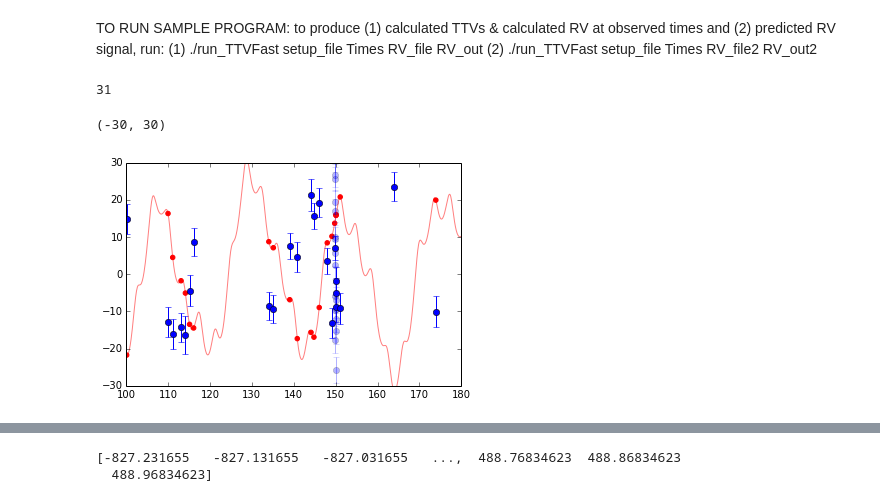
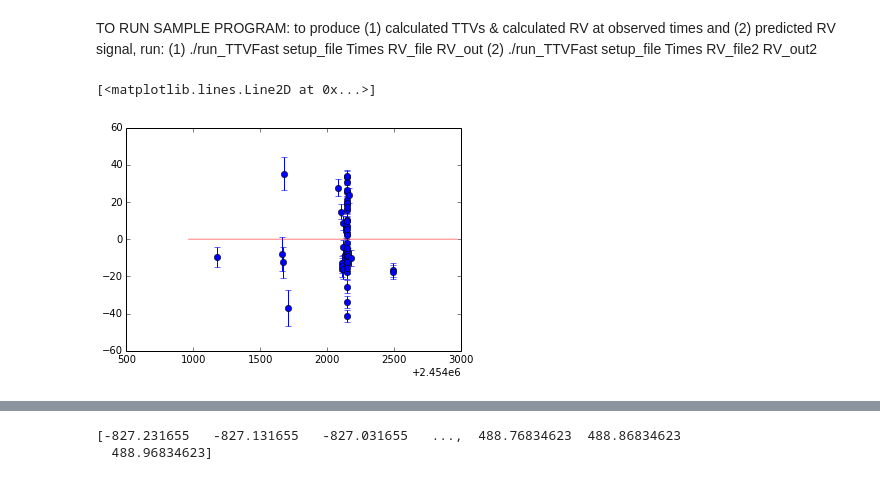
Before and after one commit to sealauren/IDL-programs, a Jupyter notebook: TTV_FAST_KOI94/TTV_FAST_maker.ipynb, the cells around one changed output, grey strips where cells are left out. Cells and saved outputs as stored; diff of their text form; code cells hidden in the pictures.

```diff
--- a/TTV_FAST_KOI94/TTV_FAST_maker.ipynb
+++ b/TTV_FAST_KOI94/TTV_FAST_maker.ipynb
@@ -29,6 +28,6 @@ mnvel = cf3.cf3.MNVEL.byteswap().newbyteorder()
 errvel = cf3.cf3.ERRVEL.byteswap().newbyteorder()
 rvdata = pd.DataFrame({'time':jd, 'rv':mnvel, 'e_rv':errvel})
 # convert times in data to match time units in TTV FAST
-ttvdata.time+=(2454900.0 - 2456000.0)
-rvdata.time += (2440000.0 - 2456000.0)
+ttvdata.time+=2454900.0 # (2454900.0 - 2456000.0)
+rvdata.time += 2440000.0# (2440000.0 - 2456000.0)
 # %%
@@ -216,17 +190,5 @@ def run_TTV_FAST(fileid):
 # %%
 run_TTV_FAST(1)
-# %%
-# Read in results from TTV Fast and observations to get chi^2
-def read_results():
-    Times = pd.read_csv('Times', header=None, names=['Planet','Epoch','Time','RSKY_AU','VSKY_AU'],sep=' ',usecols=[0,1,2,3,4])
-    RV_out = pd.read_csv('RV_out', header=None, names=['time', 'rv'],sep=' ',usecols=[0,1])
-    RV_out2 = pd.read_csv('RV_out2', header=None, names=['time', 'rv'],sep=' ',usecols=[0,1])
-    offset = 0.0
-    AU = 149597871000.0 #in meters
-    day = 3600.0*24.0 #in seconds
-    RV_out.rv = RV_out.rv*AU/day+offset
-    RV_out2.rv = RV_out2.rv*AU/day+offset
-    return Times, RV_out, RV_out2
 # %%
 Times,RV_out, RV_out2 = read_results()
 RV_out = mask_rm_transit(RV_out,t_rm)
@@ -247,18 +196,13 @@ def tt_resid(ttvdata, Times, Planet=2, verbose=False):
-# %%
-#r_[tt_resid(ttvdata,Times), rv_resid(rvdata2,RV_out)]
-len(rv_resid(rvdata2,RV_out))
-# %% [output]
-31
 # %%
 errorbar(rvdata.time, rvdata.rv,rvdata.e_rv, fmt='o',alpha=0.3,color='b')
 errorbar(rvdata2.time, rvdata2.rv,rvdata2.e_rv, fmt='o')
-scatter(RV_out.time, RV_out.rv, color='r')
+#scatter(RV_out.time, RV_out.rv, color='r')
 plot(RV_out2.time, RV_out2.rv, color='r', alpha = 0.5)
-xlim([100,180])
-ylim([-30,30])
+#xlim([100,180])
+#ylim([-30,30])
 # %% [output]
-(-30, 30)
+[<matplotlib.lines.Line2D at 0x...>]
-[figure, old version]
+[figure, new version]
 # %%
 #import pickle
 #finemodel = pickle.load( open("KOI94finemodel.p","rb"))
```
Also changed, not shown: parts of 14 cells of this notebook, 8 other files.
